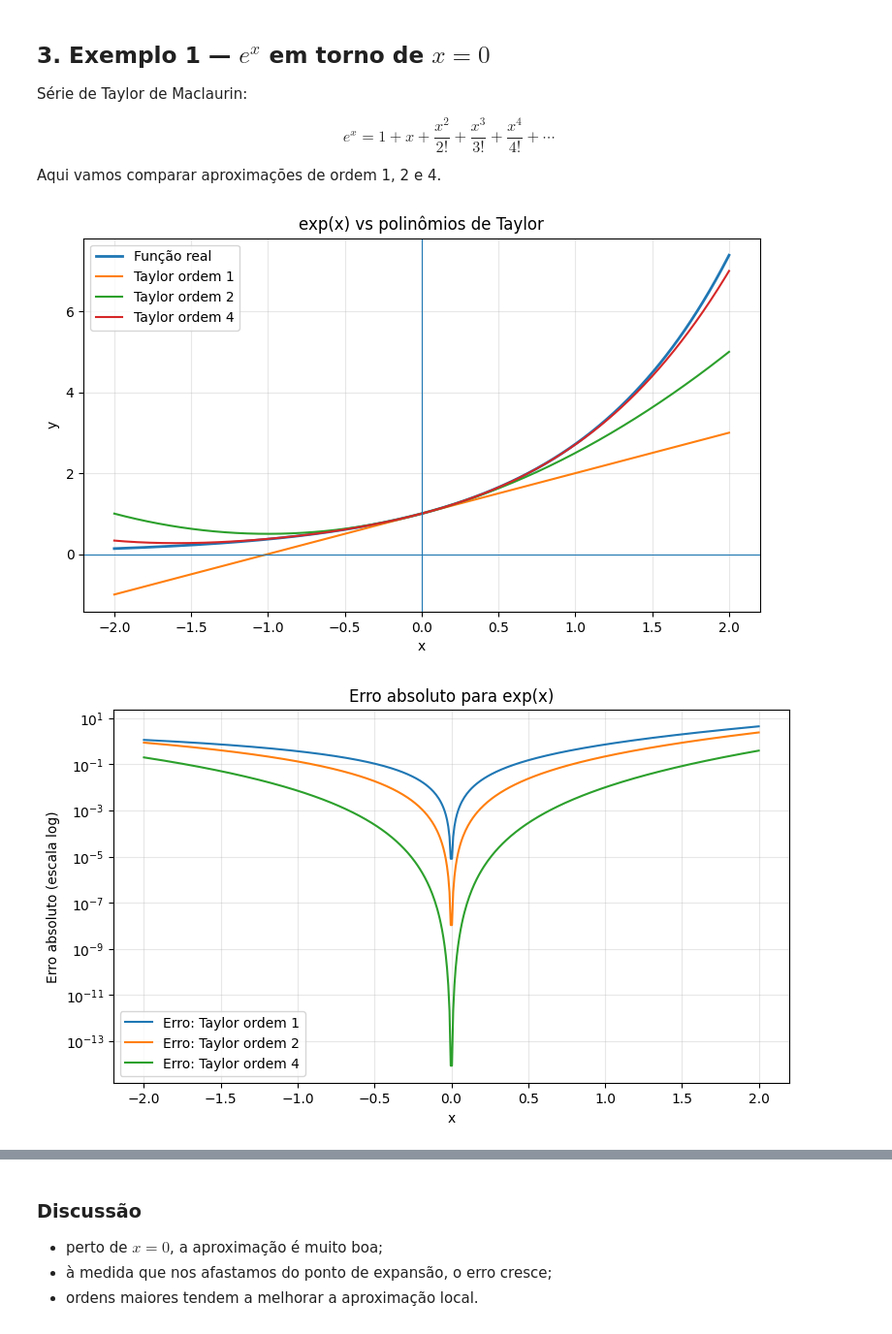
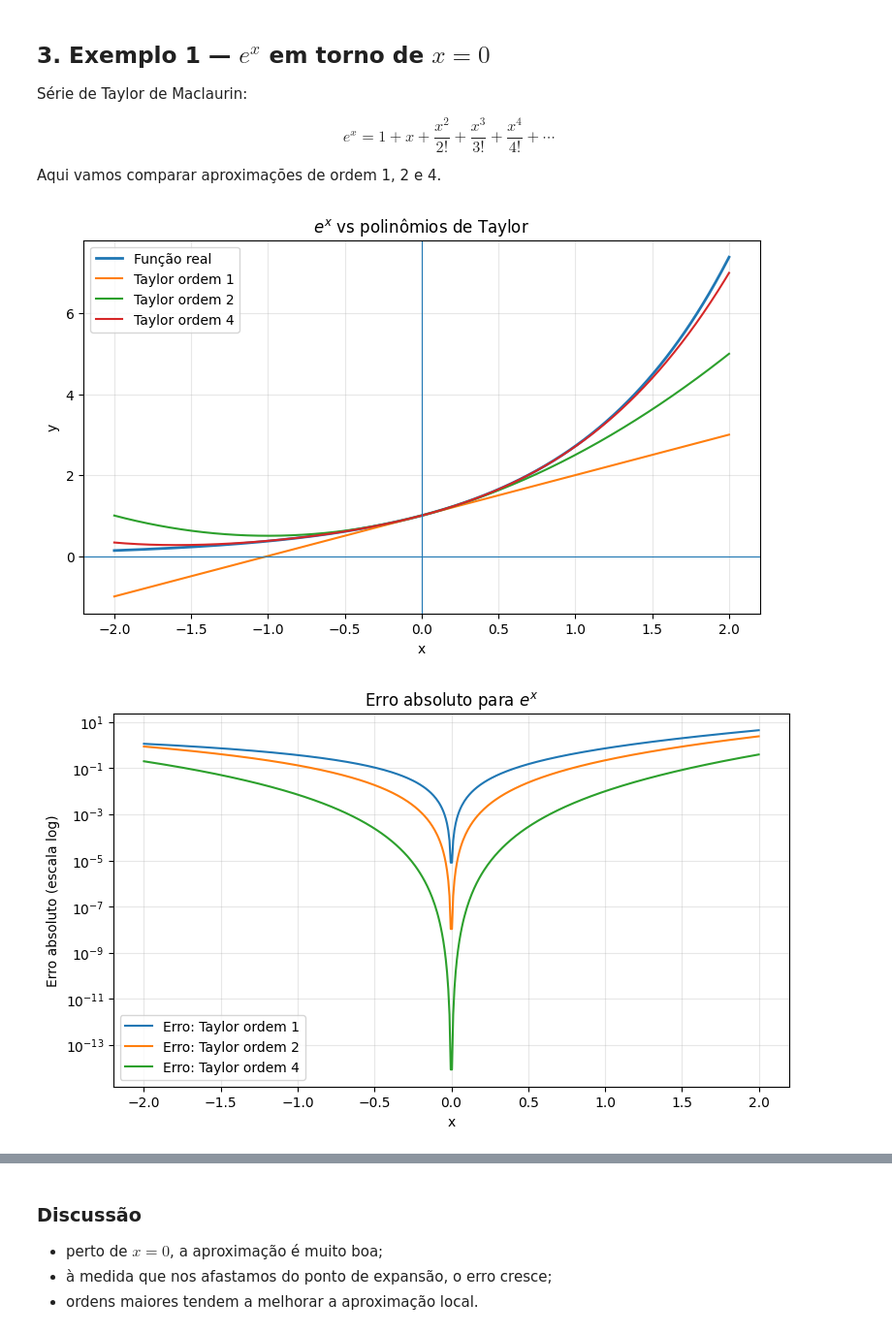
Before and after one commit to etvorellana/RepoDEC1204_MN-I_2016_1, a Jupyter notebook: Aula-02/notebook_erro_taylor_aula2.ipynb, the cells around one changed output, grey strips where cells are left out. Shown at 97% size. Cells and saved outputs as stored; diff of their text form; code cells hidden in the pictures.

```diff
--- a/Aula-02/notebook_erro_taylor_aula2.ipynb
+++ b/Aula-02/notebook_erro_taylor_aula2.ipynb
@@ -76,22 +76,22 @@ Aqui vamos comparar aproximações de ordem 1, 2 e 4.
 # %%
 x = np.linspace(-2, 2, 500)
 f_real = np.exp(x)
 
 T1 = 1 + x
 T2 = 1 + x + x**2/2
 T4 = 1 + x + x**2/2 + x**3/6 + x**4/24
 
 approx_list = [
     ('Taylor ordem 1', T1),
     ('Taylor ordem 2', T2),
     ('Taylor ordem 4', T4),
 ]
 
-plot_func_and_taylor(x, f_real, approx_list, 'exp(x) vs polinômios de Taylor')
-plot_abs_error(x, f_real, approx_list, 'Erro absoluto para exp(x)')
+plot_func_and_taylor(x, f_real, approx_list, '$e^x$ vs polinômios de Taylor')
+plot_abs_error(x, f_real, approx_list, 'Erro absoluto para $e^x$')
 # %% [output]
-[figure, old version]
+[figure, new version]
-[figure, old version]
+[figure, new version]
 # %%
 f = np.exp
 approximations = {
```
Also changed, not shown: parts of 6 cells of this notebook, 1 other file.
